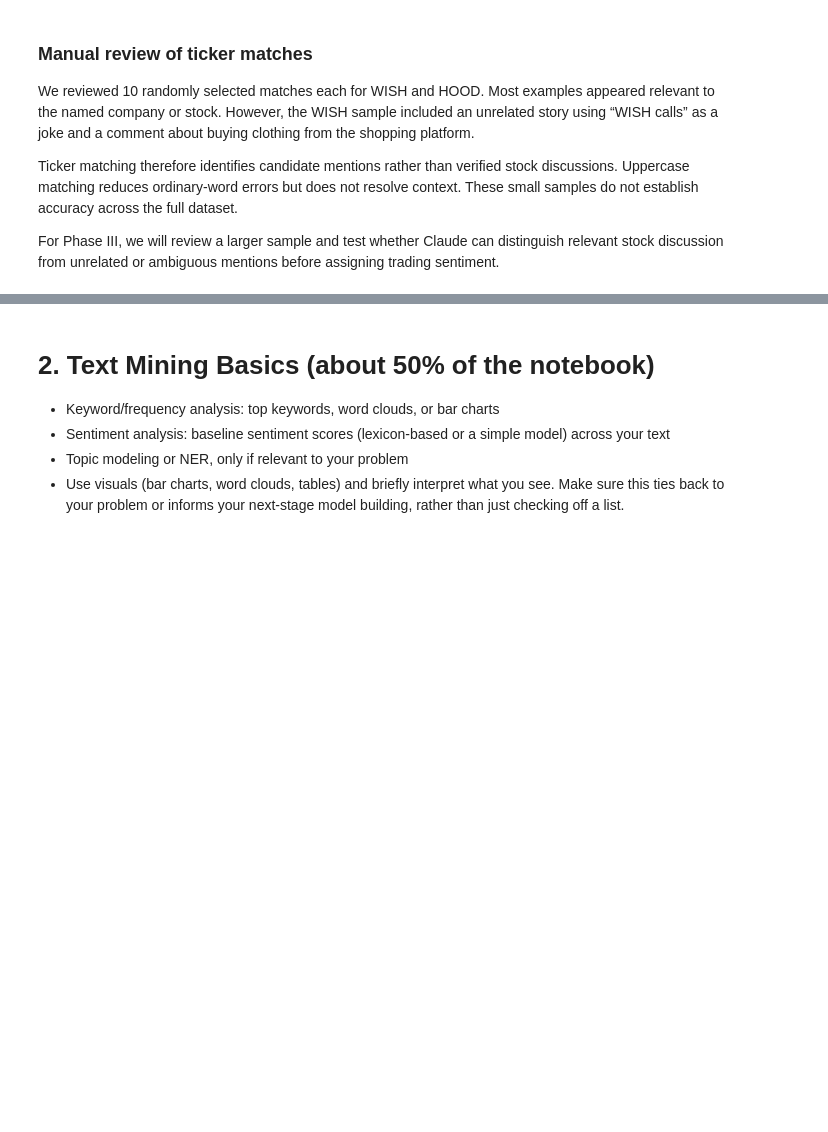
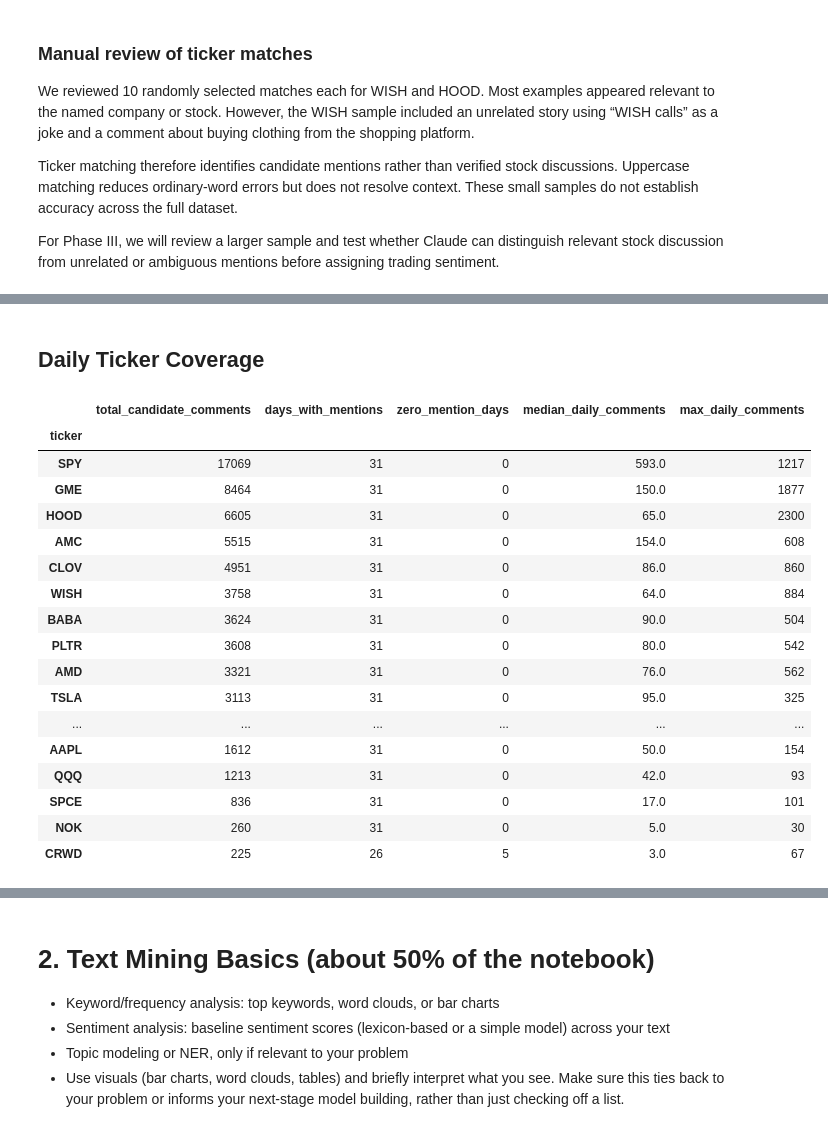
Before and after one commit to lagrenier4451/reddit-volume-forecast, a Jupyter notebook: notebooks/CDA_PhaseII_AlexToth_LucGrenier.ipynb, the cells around one changed output, grey strips where cells are left out. Drawn from its saved outputs; the diff is of its cells as text; code cells hidden in the pictures; blank space fills up the shorter version.

```diff
--- a/notebooks/CDA_PhaseII_AlexToth_LucGrenier.ipynb
+++ b/notebooks/CDA_PhaseII_AlexToth_LucGrenier.ipynb
@@ -447,0 +626,51 @@ or ambiguous mentions before assigning trading sentiment.
+# %% [markdown]
+## Daily Ticker Coverage
+# %%
+# One row per comment–ticker pair
+ticker_daily_rows = (
+    ticker_comments[["id", "created_datetime", "tickers"]]
+    .explode("tickers")
+    .rename(columns={"tickers": "ticker"})
+)
+
+ticker_daily_rows["date_utc"] = (
+    ticker_daily_rows["created_datetime"].dt.floor("D")
+)
+
+# Include every tracked ticker and all 31 UTC dates
+daily_ticker_counts = (
+    ticker_daily_rows
+    .groupby(["date_utc", "ticker"])
+    .size()
+    .unstack(fill_value=0)
+    .reindex(index=august_dates, columns=tickers, fill_value=0)
+)
+
+coverage_summary = pd.DataFrame({
+    "total_candidate_comments": daily_ticker_counts.sum(),
+    "days_with_mentions": daily_ticker_counts.gt(0).sum(),
+    "zero_mention_days": daily_ticker_counts.eq(0).sum(),
+    "median_daily_comments": daily_ticker_counts.median(),
+    "max_daily_comments": daily_ticker_counts.max()
+}).sort_values("total_candidate_comments", ascending=False)
+
+display(coverage_summary)
+# %% [output]
+|  | total_candidate_comments | days_with_mentions | zero_mention_days | median_daily_comments | max_daily_comments |
+| ticker |  |  |  |  |  |
+| SPY | 17069 | 31 | 0 | 593.0 | 1217 |
+| GME | 8464 | 31 | 0 | 150.0 | 1877 |
+| HOOD | 6605 | 31 | 0 | 65.0 | 2300 |
+| AMC | 5515 | 31 | 0 | 154.0 | 608 |
+| CLOV | 4951 | 31 | 0 | 86.0 | 860 |
+| WISH | 3758 | 31 | 0 | 64.0 | 884 |
+| BABA | 3624 | 31 | 0 | 90.0 | 504 |
+| PLTR | 3608 | 31 | 0 | 80.0 | 542 |
+| AMD | 3321 | 31 | 0 | 76.0 | 562 |
+| TSLA | 3113 | 31 | 0 | 95.0 | 325 |
+| ... | ... | ... | ... | ... | ... |
+| AAPL | 1612 | 31 | 0 | 50.0 | 154 |
+| QQQ | 1213 | 31 | 0 | 42.0 | 93 |
+| SPCE | 836 | 31 | 0 | 17.0 | 101 |
+| NOK | 260 | 31 | 0 | 5.0 | 30 |
+| CRWD | 225 | 26 | 5 | 3.0 | 67 |
```
Also changed, not shown: parts of 7 cells of this notebook.
